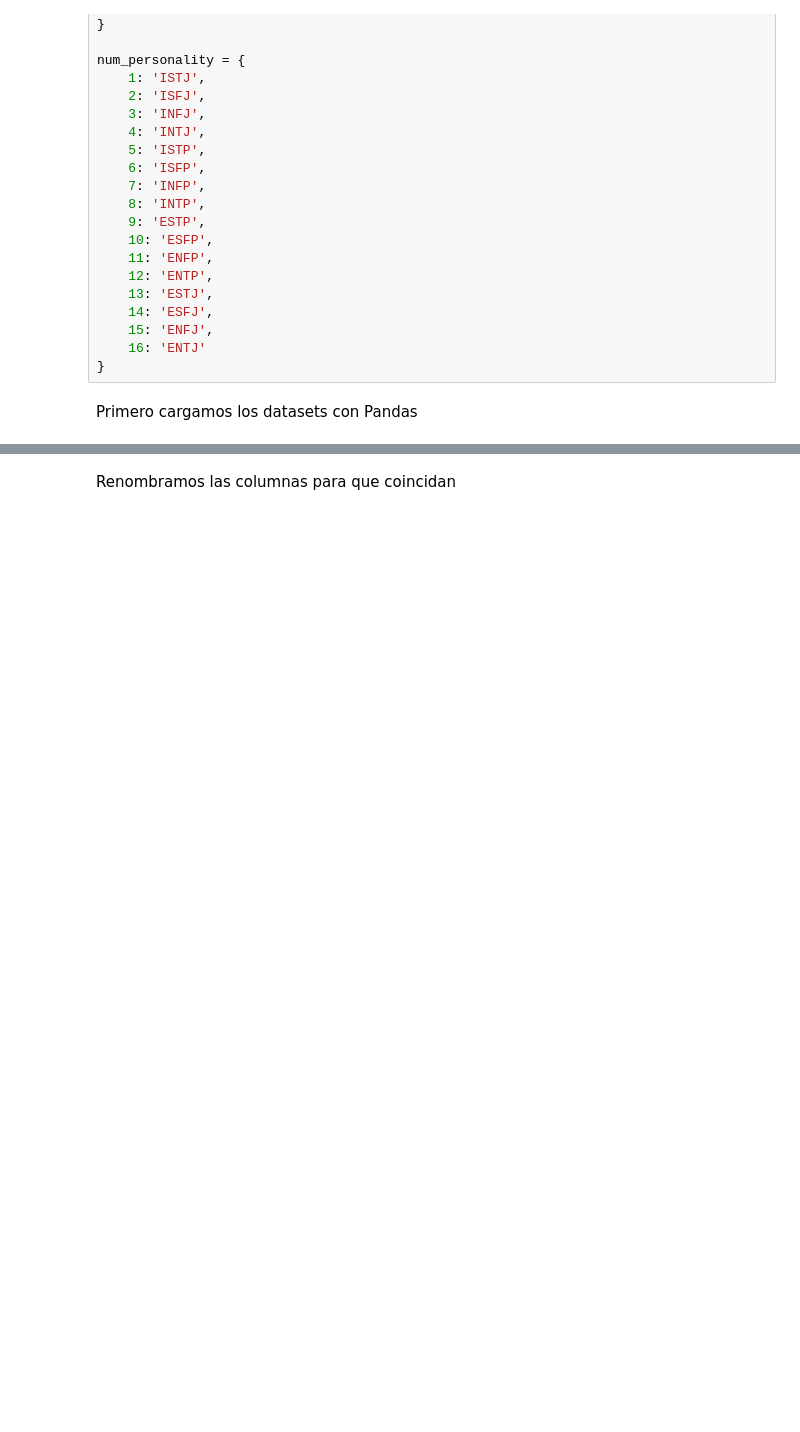
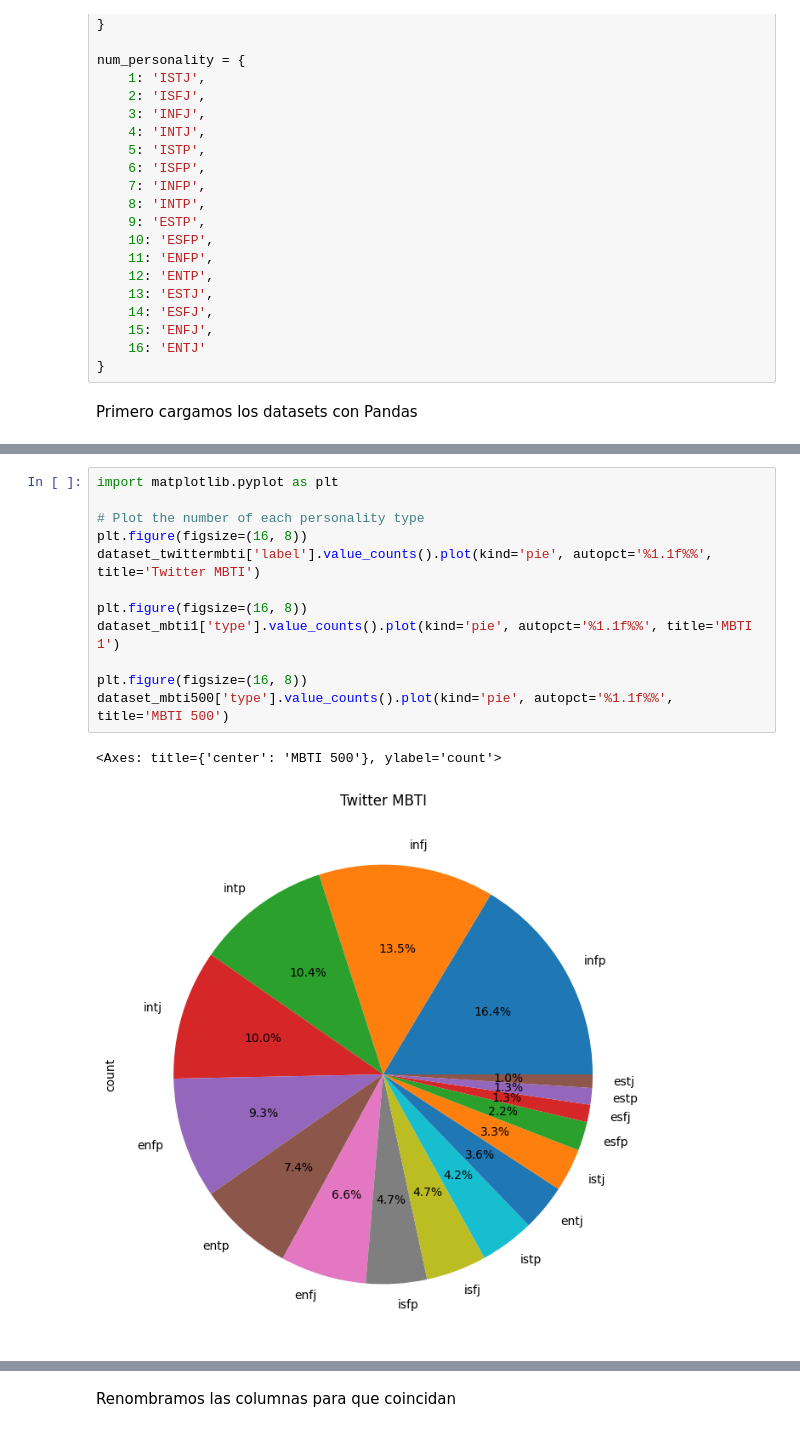
Before and after one commit to Kingomac/MagicPersonalityMatcher, a Jupyter notebook: notebooks/crear_dataset.ipynb, the cells around one changed output, grey strips where cells are left out. Drawn from its saved outputs; the diff is of its cells as text; blank space fills up the shorter version.

Commit message:
Gráficas de tartas para crear dataset

```diff
--- a/notebooks/crear_dataset.ipynb
+++ b/notebooks/crear_dataset.ipynb
@@ -95,0 +95,15 @@ Dataset MBTI 1
+# %%
+import matplotlib.pyplot as plt
+
+# Plot the number of each personality type
+plt.figure(figsize=(16, 8))
+dataset_twittermbti['label'].value_counts().plot(kind='pie', autopct='%1.1f%%', title='Twitter MBTI')
+
+plt.figure(figsize=(16, 8))
+dataset_mbti1['type'].value_counts().plot(kind='pie', autopct='%1.1f%%', title='MBTI 1')
+
+plt.figure(figsize=(16, 8))
+dataset_mbti500['type'].value_counts().plot(kind='pie', autopct='%1.1f%%', title='MBTI 500')
+# %% [output]
+<Axes: title={'center': 'MBTI 500'}, ylabel='count'>
+[figure, added]
```
Also changed, not shown: parts of 4 cells of this notebook.
